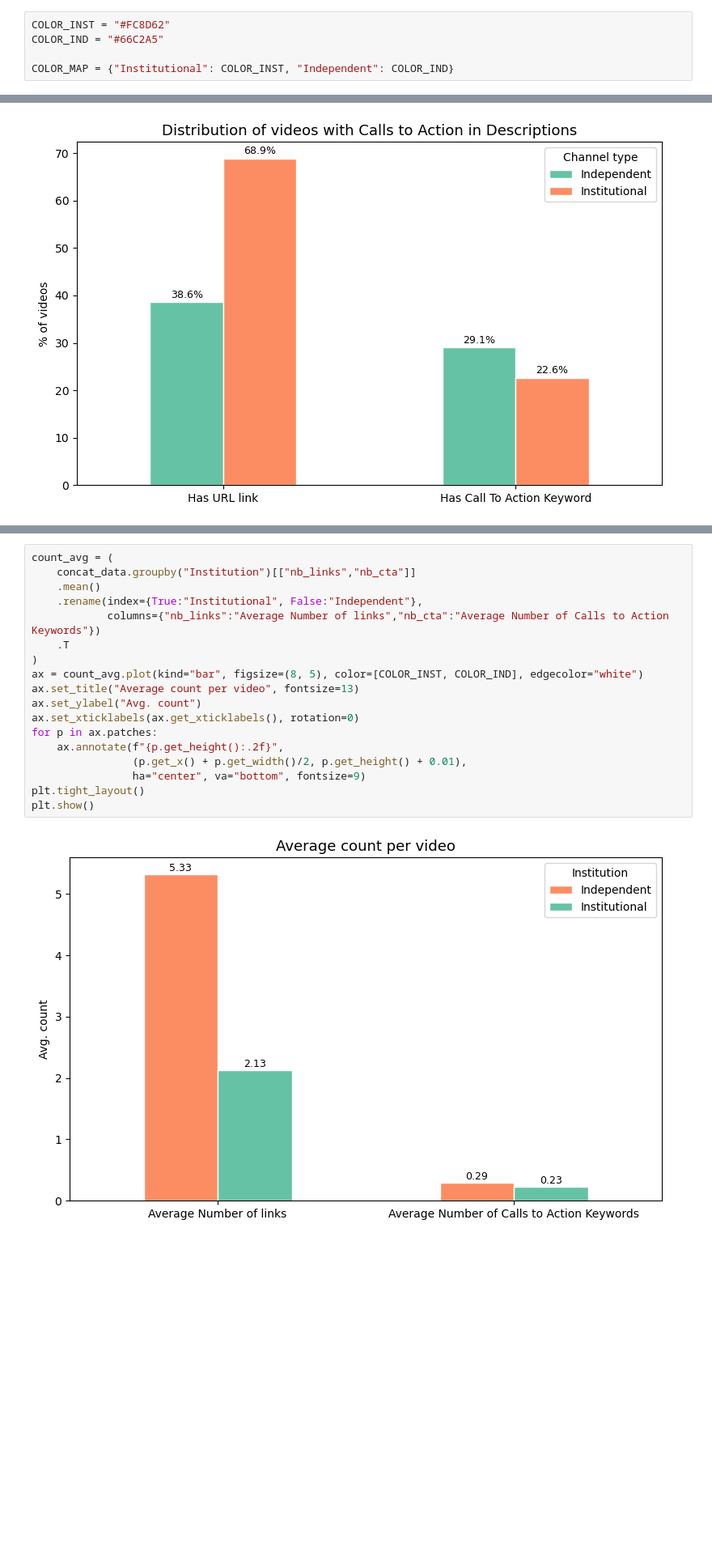
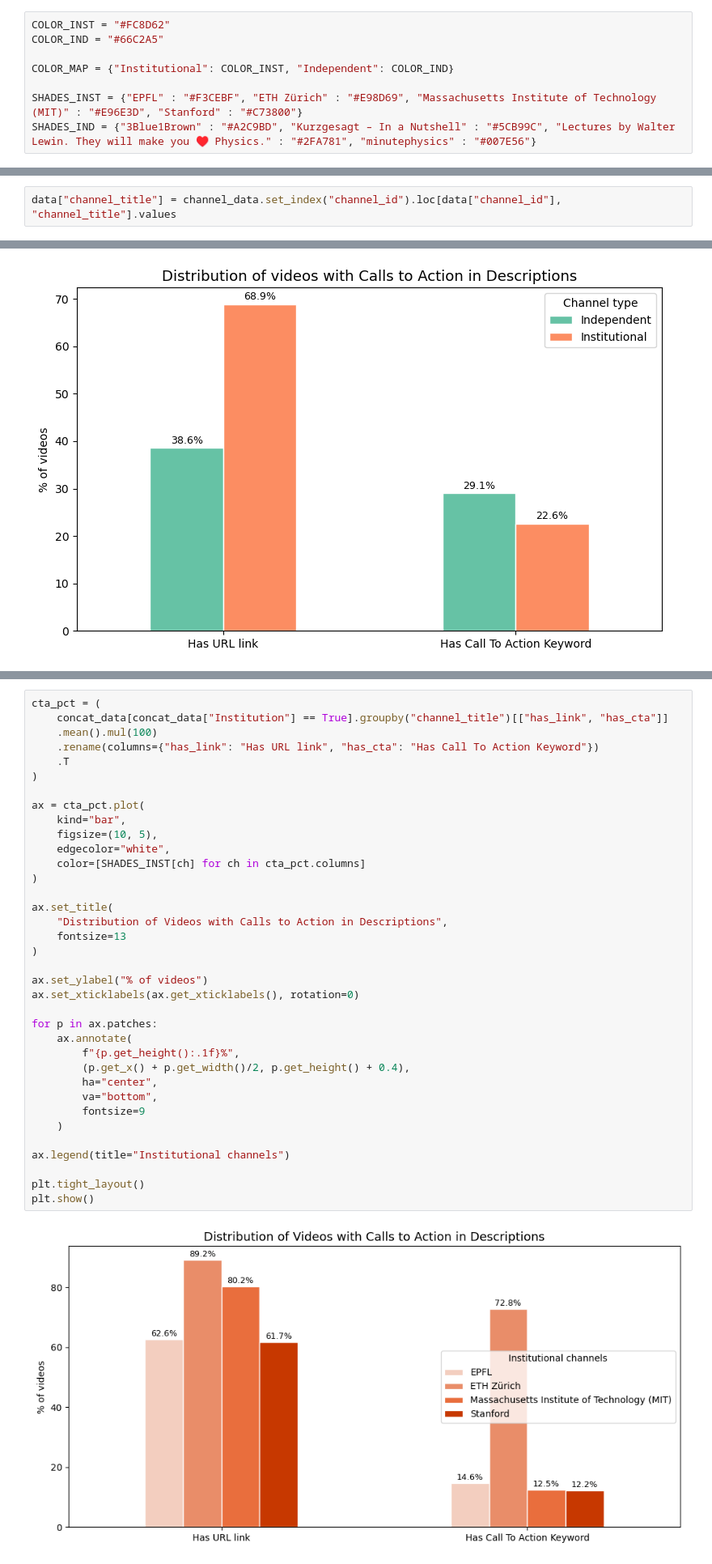
Before and after one commit to alexalag/YouTubeCompare, a Jupyter notebook: analysis/person1_format_style/notebook.ipynb, the cells around one changed output, grey strips where cells are left out. Shown at 81% size. Drawn from its saved outputs; the diff is of its cells as text; blank space fills up the shorter version.

```diff
--- a/analysis/person1_format_style/notebook.ipynb
+++ b/analysis/person1_format_style/notebook.ipynb
@@ -19,4 +25,7 @@ COLOR_INST = "#FC8D62"
 COLOR_IND = "#66C2A5"
 
 COLOR_MAP = {"Institutional": COLOR_INST, "Independent": COLOR_IND}
+
+SHADES_INST = {"EPFL" : "#F3CEBF", "ETH Zürich" : "#E98D69", "Massachusetts Institute of Technology (MIT)" : "#E96E3D", "Stanford" : "#C73800"}
+SHADES_IND = {"3Blue1Brown" : "#A2C9BD", "Kurzgesagt – In a Nutshell" : "#5CB99C", "Lectures by Walter Lewin. They will make you ♥ Physics." : "#2FA781", "minutephysics" : "#007E56"}
 # %% [markdown]
@@ -42,6 +51,8 @@ channel_data.head()
 | 2 | UCYO_jab_esuFRV4b17AJtAw | 3Blue1Brown | My name is Grant Sanderson. Video... | 2015-03-03T23:11:55Z | UUYO_jab_esuFRV4b17AJtAw | ... |
 | 3 | UClMJeVIVyGp-3_kWtspkS0Q | EPFL | We are one of the most internatio... | 2010-01-12T12:40:29Z | UUlMJeVIVyGp-3_kWtspkS0Q | ... |
 | 4 | UC-EnprmCZ3OXyAoG7vjVNCA | Stanford | From its founding in California i... | 2006-09-19T04:37:21Z | UU-EnprmCZ3OXyAoG7vjVNCA | ... |
+# %%
+data["channel_title"] = channel_data.set_index("channel_id").loc[data["channel_id"], "channel_title"].values
 # %%
 data["Institution"] = data["channel_id"].isin(channel_data[channel_data["group_label"] == "institutional"]["channel_id"])
 data.groupby("Institution").size()
@@ -239,20 +416,38 @@ plt.show()
 # %%
-count_avg = (
-    concat_data.groupby("Institution")[["nb_links","nb_cta"]]
-    .mean()
-    .rename(index={True:"Institutional", False:"Independent"},
-            columns={"nb_links":"Average Number of links","nb_cta":"Average Number of Calls to Action Keywords"})
+cta_pct = (
+    concat_data[concat_data["Institution"] == True].groupby("channel_title")[["has_link", "has_cta"]]
+    .mean().mul(100)
+    .rename(columns={"has_link": "Has URL link", "has_cta": "Has Call To Action Keyword"})
     .T
 )
-ax = count_avg.plot(kind="bar", figsize=(8, 5), color=[COLOR_INST, COLOR_IND], edgecolor="white")
-ax.set_title("Average count per video", fontsize=13)
-ax.set_ylabel("Avg. count")
+
+ax = cta_pct.plot(
+    kind="bar",
+    figsize=(10, 5),
+    edgecolor="white",
+    color=[SHADES_INST[ch] for ch in cta_pct.columns]
+)
+
+ax.set_title(
+    "Distribution of Videos with Calls to Action in Descriptions",
+    fontsize=13
+)
+
+ax.set_ylabel("% of videos")
 ax.set_xticklabels(ax.get_xticklabels(), rotation=0)
+
 for p in ax.patches:
-    ax.annotate(f"{p.get_height():.2f}",
-                (p.get_x() + p.get_width()/2, p.get_height() + 0.01),
-                ha="center", va="bottom", fontsize=9)
+    ax.annotate(
+        f"{p.get_height():.1f}%",
+        (p.get_x() + p.get_width()/2, p.get_height() + 0.4),
+        ha="center",
+        va="bottom",
+        fontsize=9
+    )
+
+ax.legend(title="Institutional channels")
+
 plt.tight_layout()
 plt.show()
 # %% [output]
-[figure, old version]
+[figure, new version]
```
Also changed, not shown: parts of 14 cells of this notebook.
